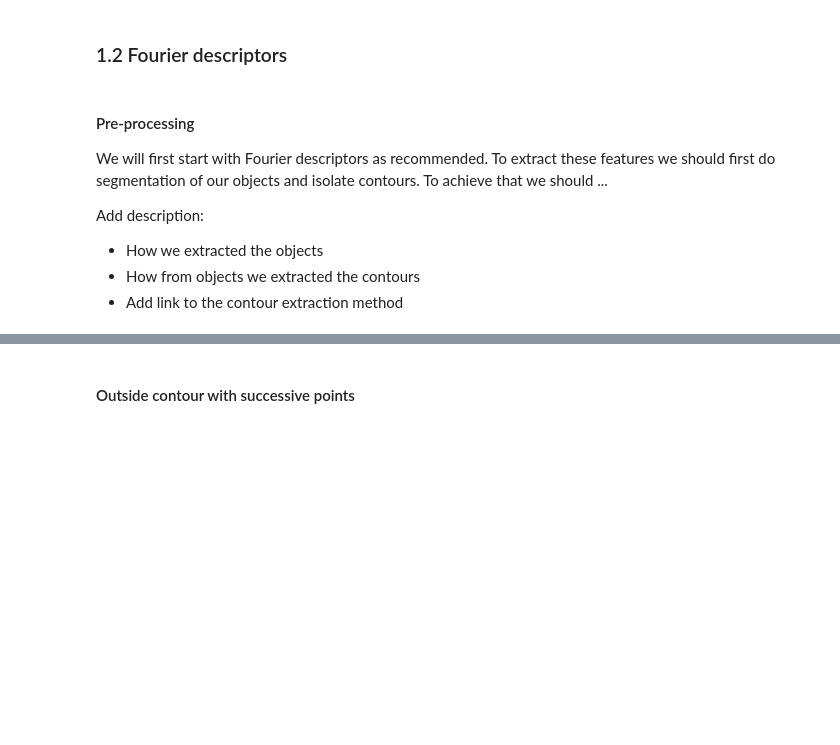
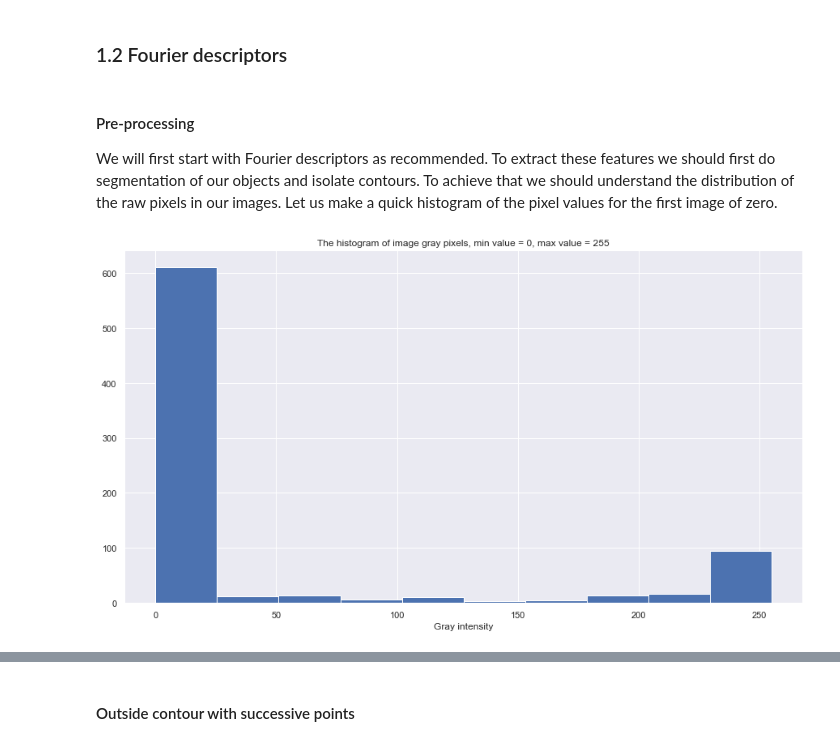
Before and after one commit to oganesManasian/Image-analysis-and-pattern-recognition, a Jupyter notebook: labs/lab_02_object_description.ipynb, the cells around one changed output, grey strips where cells are left out. Drawn from its saved outputs; the diff is of its cells as text; code cells hidden in the pictures; blank space fills up the shorter version.

```diff
--- a/labs/lab_02_object_description.ipynb
+++ b/labs/lab_02_object_description.ipynb
@@ -87,10 +89,11 @@ sns.set()  # Setting seaborn aesthetics for making pretty plots
 # %% [markdown]
 #### Pre-processing
 
-We will first start with Fourier descriptors as recommended. To extract these features we should first do segmentation of our objects and isolate contours. To achieve that we should ...
-
-Add description:
-
-- How we extracted the objects
-- How from objects we extracted the contours
-- Add link to the contour extraction method
+We will first start with Fourier descriptors as recommended. To extract these features we should first do segmentation of our objects and isolate contours. To achieve that we should understand the distribution of the raw pixels in our images. Let us make a quick histogram of the pixel values for the first image of zero.
+# %%
+fig, ax = plt.subplots(figsize=(15, 8))
+ax.hist(zeros_im[0].ravel())
+ax.set_xlabel('Gray intensity')
+ax.set_title('The histogram of image gray pixels, min value = %d, max value = %d' % (zeros_im[0].min().min(), zeros_im[0].max().max()));
+# %% [output]
+[figure, added]
```
Also changed, not shown: parts of 26 cells of this notebook.
